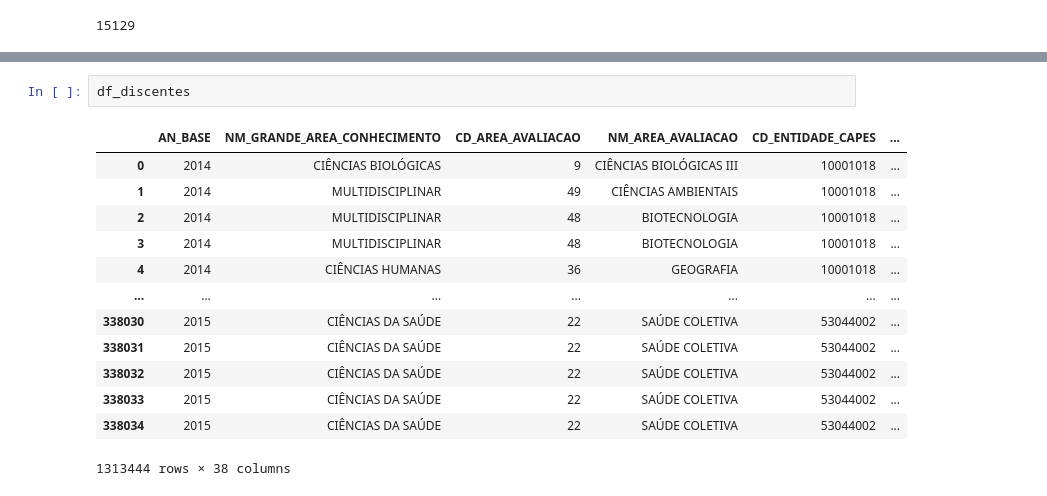
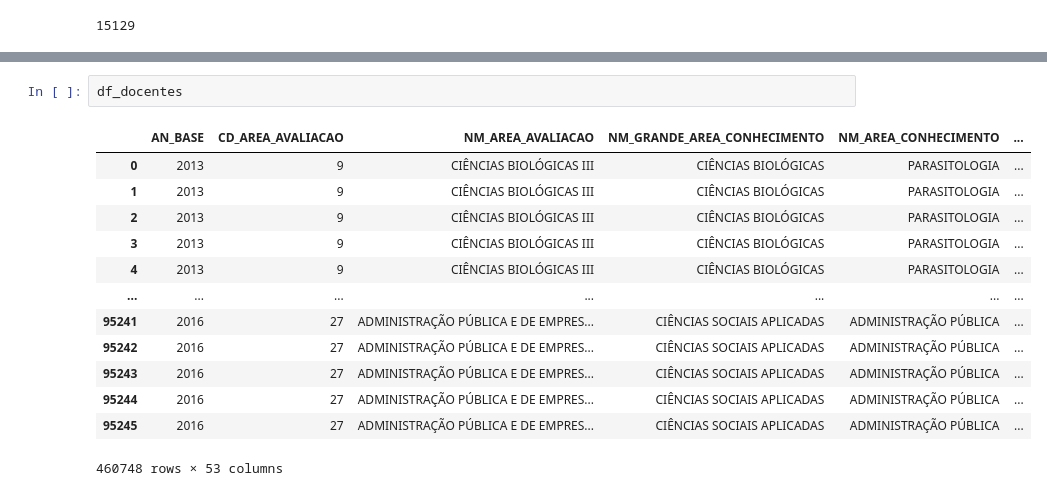
Before and after one commit to guilhermecgs/apdoac, a Jupyter notebook: apdoac.ipynb, the cells around one changed output, grey strips where cells are left out. Cells and saved outputs as stored; diff of their text form.

```diff
--- a/apdoac.ipynb
+++ b/apdoac.ipynb
@@ -110,16 +164,16 @@ print(len(df_discentes[(df_discentes['NM_GRANDE_AREA_CONHECIMENTO'] == 'ENGENHAR
-# %%
-df_discentes
-# %% [output]
-|  | AN_BASE | NM_GRANDE_AREA_CONHECIMENTO | CD_AREA_AVALIACAO | NM_AREA_AVALIACAO | CD_ENTIDADE_CAPES | ... |
-| 0 | 2014 | CIÊNCIAS BIOLÓGICAS | 9 | CIÊNCIAS BIOLÓGICAS III | 10001018 | ... |
-| 1 | 2014 | MULTIDISCIPLINAR | 49 | CIÊNCIAS AMBIENTAIS | 10001018 | ... |
-| 2 | 2014 | MULTIDISCIPLINAR | 48 | BIOTECNOLOGIA | 10001018 | ... |
-| 3 | 2014 | MULTIDISCIPLINAR | 48 | BIOTECNOLOGIA | 10001018 | ... |
-| 4 | 2014 | CIÊNCIAS HUMANAS | 36 | GEOGRAFIA | 10001018 | ... |
-| ... | ... | ... | ... | ... | ... | ... |
-| 338030 | 2015 | CIÊNCIAS DA SAÚDE | 22 | SAÚDE COLETIVA | 53044002 | ... |
-| 338031 | 2015 | CIÊNCIAS DA SAÚDE | 22 | SAÚDE COLETIVA | 53044002 | ... |
-| 338032 | 2015 | CIÊNCIAS DA SAÚDE | 22 | SAÚDE COLETIVA | 53044002 | ... |
-| 338033 | 2015 | CIÊNCIAS DA SAÚDE | 22 | SAÚDE COLETIVA | 53044002 | ... |
-| 338034 | 2015 | CIÊNCIAS DA SAÚDE | 22 | SAÚDE COLETIVA | 53044002 | ... |
-1313444 rows × 38 columns
+# %%
+df_docentes
+# %% [output]
+|  | AN_BASE | CD_AREA_AVALIACAO | NM_AREA_AVALIACAO | NM_GRANDE_AREA_CONHECIMENTO | NM_AREA_CONHECIMENTO | ... |
+| 0 | 2013 | 9 | CIÊNCIAS BIOLÓGICAS III | CIÊNCIAS BIOLÓGICAS | PARASITOLOGIA | ... |
+| 1 | 2013 | 9 | CIÊNCIAS BIOLÓGICAS III | CIÊNCIAS BIOLÓGICAS | PARASITOLOGIA | ... |
+| 2 | 2013 | 9 | CIÊNCIAS BIOLÓGICAS III | CIÊNCIAS BIOLÓGICAS | PARASITOLOGIA | ... |
+| 3 | 2013 | 9 | CIÊNCIAS BIOLÓGICAS III | CIÊNCIAS BIOLÓGICAS | PARASITOLOGIA | ... |
+| 4 | 2013 | 9 | CIÊNCIAS BIOLÓGICAS III | CIÊNCIAS BIOLÓGICAS | PARASITOLOGIA | ... |
+| ... | ... | ... | ... | ... | ... | ... |
+| 95241 | 2016 | 27 | ADMINISTRAÇÃO PÚBLICA E DE EMPRES... | CIÊNCIAS SOCIAIS APLICADAS | ADMINISTRAÇÃO PÚBLICA | ... |
+| 95242 | 2016 | 27 | ADMINISTRAÇÃO PÚBLICA E DE EMPRES... | CIÊNCIAS SOCIAIS APLICADAS | ADMINISTRAÇÃO PÚBLICA | ... |
+| 95243 | 2016 | 27 | ADMINISTRAÇÃO PÚBLICA E DE EMPRES... | CIÊNCIAS SOCIAIS APLICADAS | ADMINISTRAÇÃO PÚBLICA | ... |
+| 95244 | 2016 | 27 | ADMINISTRAÇÃO PÚBLICA E DE EMPRES... | CIÊNCIAS SOCIAIS APLICADAS | ADMINISTRAÇÃO PÚBLICA | ... |
+| 95245 | 2016 | 27 | ADMINISTRAÇÃO PÚBLICA E DE EMPRES... | CIÊNCIAS SOCIAIS APLICADAS | ADMINISTRAÇÃO PÚBLICA | ... |
+460748 rows × 53 columns
```
Also changed, not shown: parts of 12 cells of this notebook.
